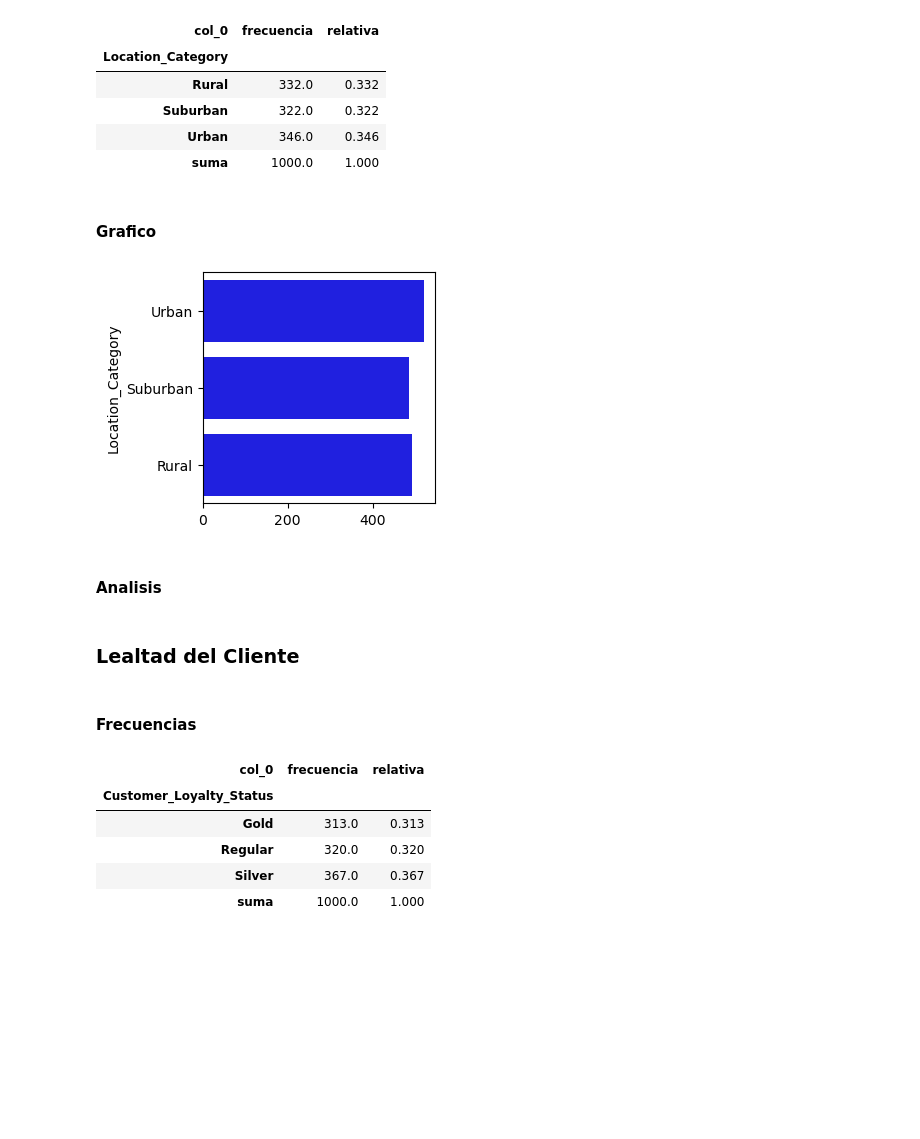
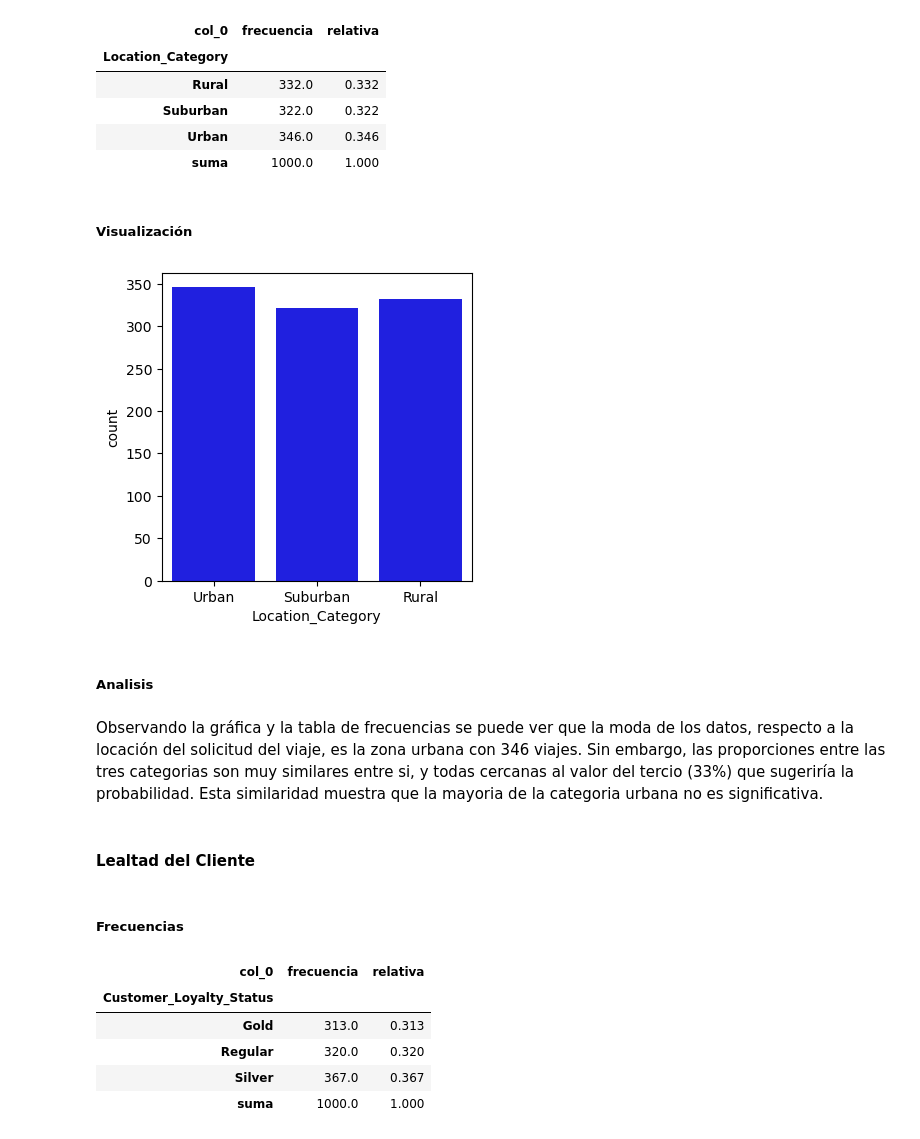
Before and after one commit to josejjgs1923/proyecto-analisis-calidad-aire-bogota, a Jupyter notebook: Tarea1_Juan_Jose_Garcia_.ipynb, the cells around one changed output. Saved outputs shown, nothing was run; the diff lists cells and outputs as text; code cells hidden in the pictures; blank space fills up the shorter version.

```diff
--- a/Tarea1_Juan_Jose_Garcia_.ipynb
+++ b/Tarea1_Juan_Jose_Garcia_.ipynb
@@ -190,18 +195,20 @@ tabla_frecuencia(df_modelos, Categ.locacion.value)
 | Urban | 346.0 | 0.346 |
 | suma | 1000.0 | 1.000 |
 # %% [markdown]
-#### Grafico
+##### Visualización
 # %%
-sns.barplot(df_modelos[Categ.locacion.value], color="b", errorbar=None, figure=plt.figure(figsize=(3,3)) )
+sns.countplot(data=df_modelos, x=Categ.locacion.value, orient="h", color="b", figure=plt.figure(figsize=(4,4)) )
 plt.show()
 # %% [output]
-[figure, old version]
+[figure, new version]
 # %% [markdown]
-#### Analisis
+##### Analisis
+# %% [markdown]
+Observando la gráfica y la tabla de frecuencias se puede ver que la moda de los datos, respecto a la locación del solicitud del viaje, es la zona urbana con 346 viajes. Sin embargo, las proporciones entre las tres categorias son muy similares entre si, y todas cercanas al valor del tercio (33%) que sugeriría la probabilidad. Esta similaridad muestra que la mayoria de la categoria urbana no es significativa.
 # %% [markdown]
-### **Lealtad del Cliente**
+#### **Lealtad del Cliente**
 # %% [markdown]
-#### Frecuencias
+##### Frecuencias
 # %%
 tabla_frecuencia(df_modelos, Categ.lealtad.value)
 # %% [output]
```
Also changed, not shown: parts of 130 cells of this notebook.
